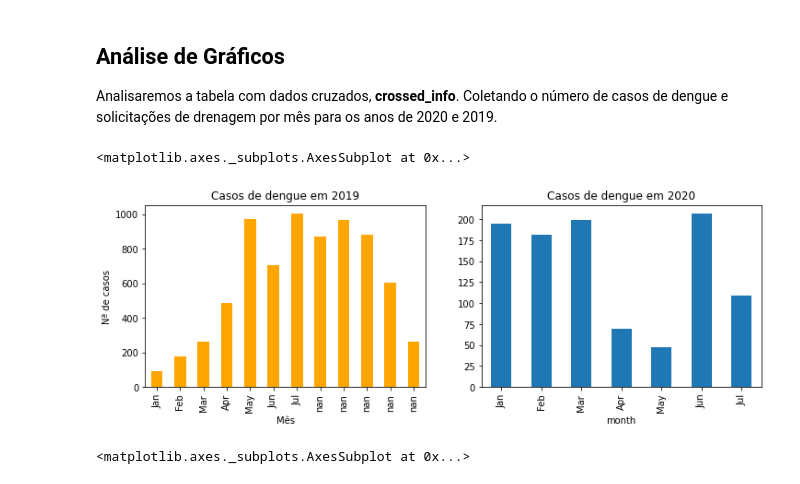
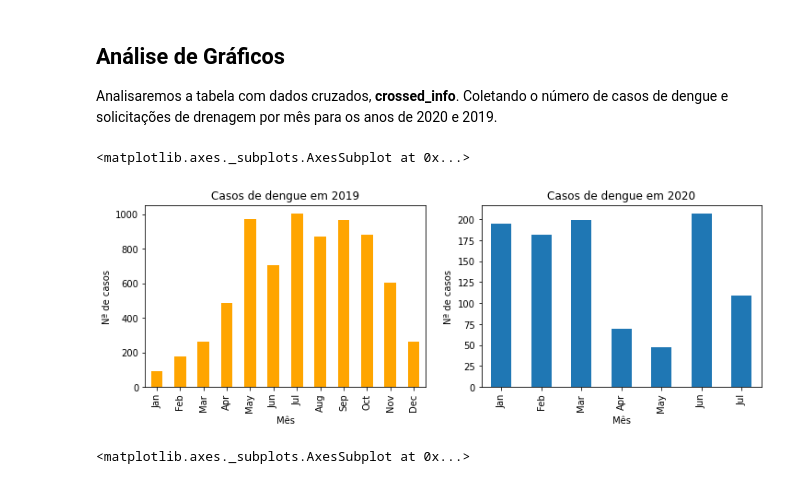
Before and after one commit to HiagoAD/GDI2, a Jupyter notebook: Project_1.ipynb, the cells around one changed output. Cells and saved outputs as stored; diff of their text form; code cells hidden in the pictures.

```diff
--- a/Project_1.ipynb
+++ b/Project_1.ipynb
@@ -261,19 +191,26 @@ Fazer teste de Pearson/Spillman
 Analisaremos a tabela com dados cruzados, **crossed_info**. Coletando o número de casos de dengue e solicitações de drenagem por mês para os anos de 2020 e 2019.
 # %%
 # Análise para Casos de dengue x Meses em 2019 e 2020
+
+crossed_info['mes'] = pd.to_numeric(crossed_info['mes'])
+crossed_info19['mes'] = pd.to_numeric(crossed_info19['mes'])
+
+crossed_info['month'] = crossed_info['mes'].apply(lambda x: calendar.month_abbr[x])
+crossed_info19['month'] = crossed_info19['mes'].apply(lambda x: calendar.month_abbr[x])
+
 
 fig = plt.figure(1)
 fig.set_figheight(8)
 fig.set_figwidth(12)
 
 ax1 = plt.subplot(221)
 crossed_info19.plot.bar(x='month', y='CASOS_DENGUE', legend=False, ax=ax1,title='Casos de dengue em 2019', color='orange', ylabel='Nª de casos', xlabel='Mês',)
 
 ax2 = plt.subplot(222)
 crossed_info.plot.bar(x='month', y='CASOS_DENGUE', legend=False, ax=ax2,  title='Casos de dengue em 2020', ylabel='Nª de casos', xlabel='Mês',)
 # %% [output]
 <matplotlib.axes._subplots.AxesSubplot at 0x...>
-[figure, old version]
+[figure, new version]
 # %%
 # Análise para Solicitações de drenagem x Meses em 2019 e 2020
 
```
Also changed, not shown: parts of 11 cells of this notebook.
